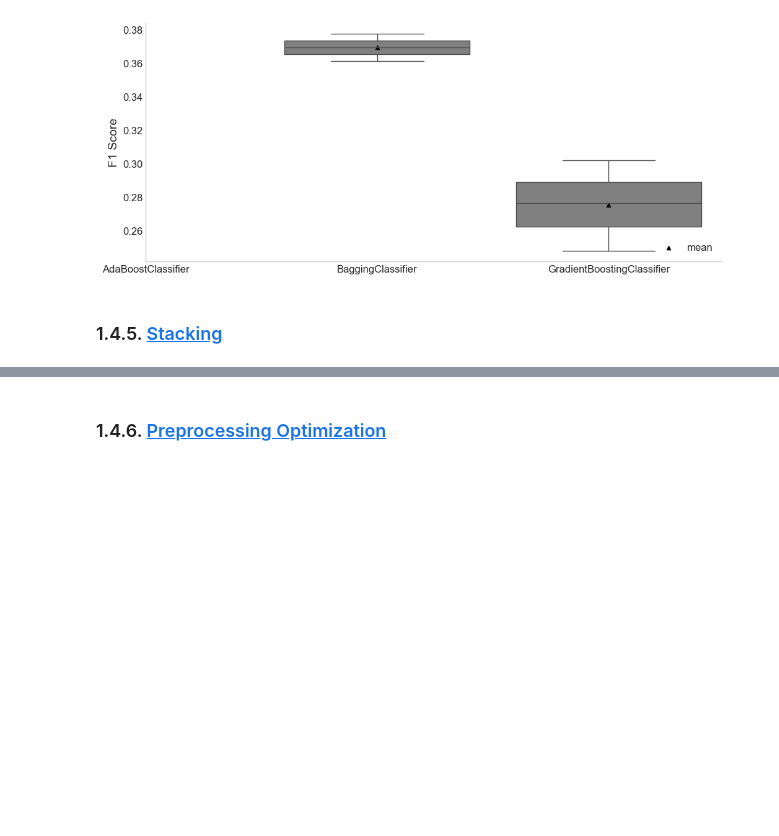
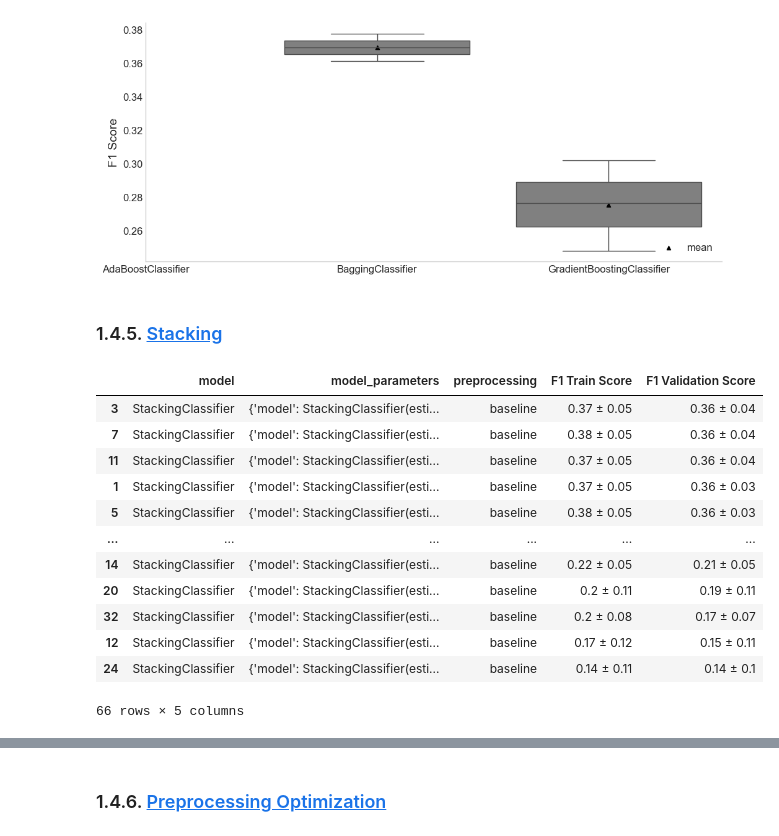
Before and after one commit to DiogoPF/Multiclass_Classification-WCB, a Jupyter notebook: Pipeline_diogo.ipynb, the cells around one changed output, grey strips where cells are left out. Saved outputs shown, nothing was run; the diff lists cells and outputs as text; code cells hidden in the pictures; blank space fills up the shorter version.

Commit message:
preprocessing ready

```diff
--- a/Pipeline_diogo.ipynb
+++ b/Pipeline_diogo.ipynb
@@ -2304,0 +2310,17 @@ ensemble_opt_boxplot = compare_models_boxplots(ensemble_opt_models_gs)
+# %%
+stacking_df = compare_models_df(stacking_gs)
+stacking_df.sort_values(by="F1 Validation Score", ascending=False)
+# %% [output]
+|  | model | model_parameters | preprocessing | F1 Train Score | F1 Validation Score |
+| 3 | StackingClassifier | {'model': StackingClassifier(esti... | baseline | 0.37 ± 0.05 | 0.36 ± 0.04 |
+| 7 | StackingClassifier | {'model': StackingClassifier(esti... | baseline | 0.38 ± 0.05 | 0.36 ± 0.04 |
+| 11 | StackingClassifier | {'model': StackingClassifier(esti... | baseline | 0.37 ± 0.05 | 0.36 ± 0.04 |
+| 1 | StackingClassifier | {'model': StackingClassifier(esti... | baseline | 0.37 ± 0.05 | 0.36 ± 0.03 |
+| 5 | StackingClassifier | {'model': StackingClassifier(esti... | baseline | 0.38 ± 0.05 | 0.36 ± 0.03 |
+| ... | ... | ... | ... | ... | ... |
+| 14 | StackingClassifier | {'model': StackingClassifier(esti... | baseline | 0.22 ± 0.05 | 0.21 ± 0.05 |
+| 20 | StackingClassifier | {'model': StackingClassifier(esti... | baseline | 0.2 ± 0.11 | 0.19 ± 0.11 |
+| 32 | StackingClassifier | {'model': StackingClassifier(esti... | baseline | 0.2 ± 0.08 | 0.17 ± 0.07 |
+| 12 | StackingClassifier | {'model': StackingClassifier(esti... | baseline | 0.17 ± 0.12 | 0.15 ± 0.11 |
+| 24 | StackingClassifier | {'model': StackingClassifier(esti... | baseline | 0.14 ± 0.11 | 0.14 ± 0.1 |
+66 rows × 5 columns
```
Also changed, not shown: parts of 4 cells of this notebook.
